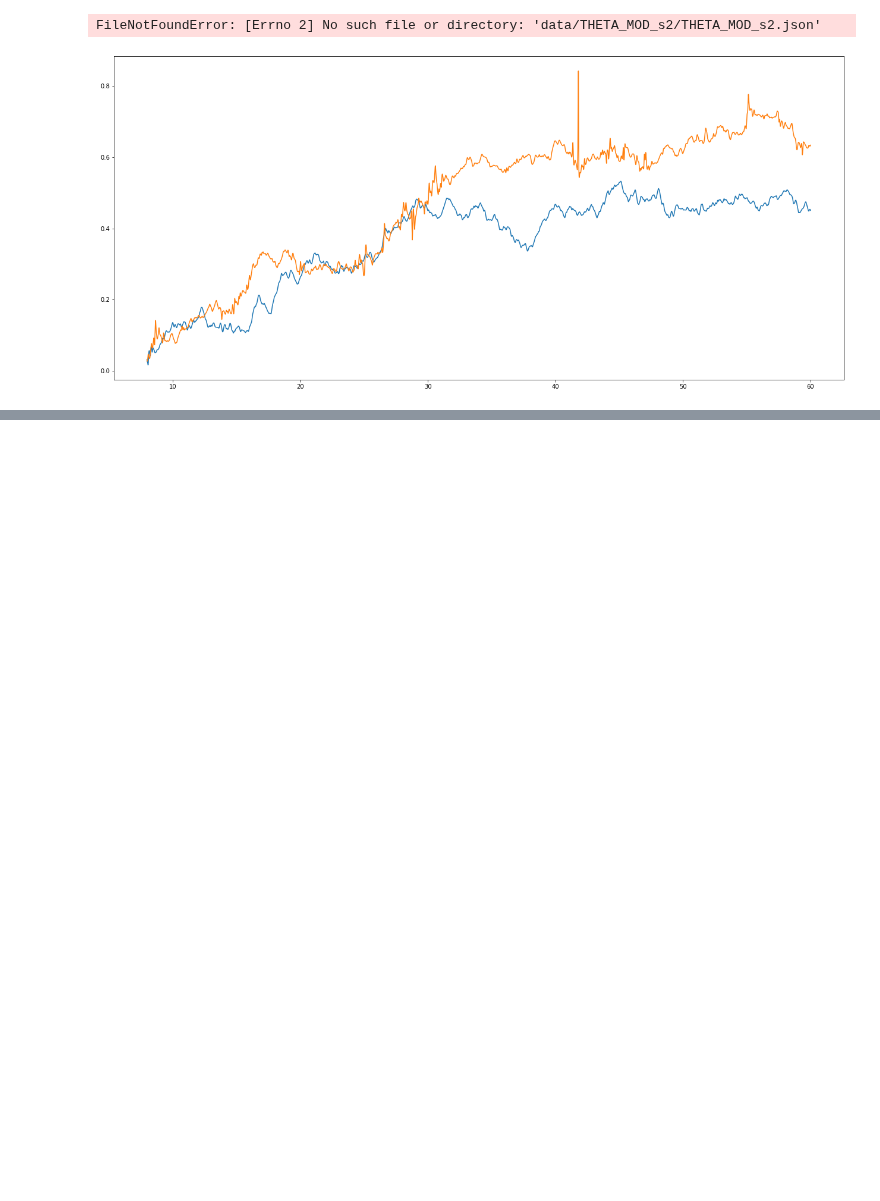
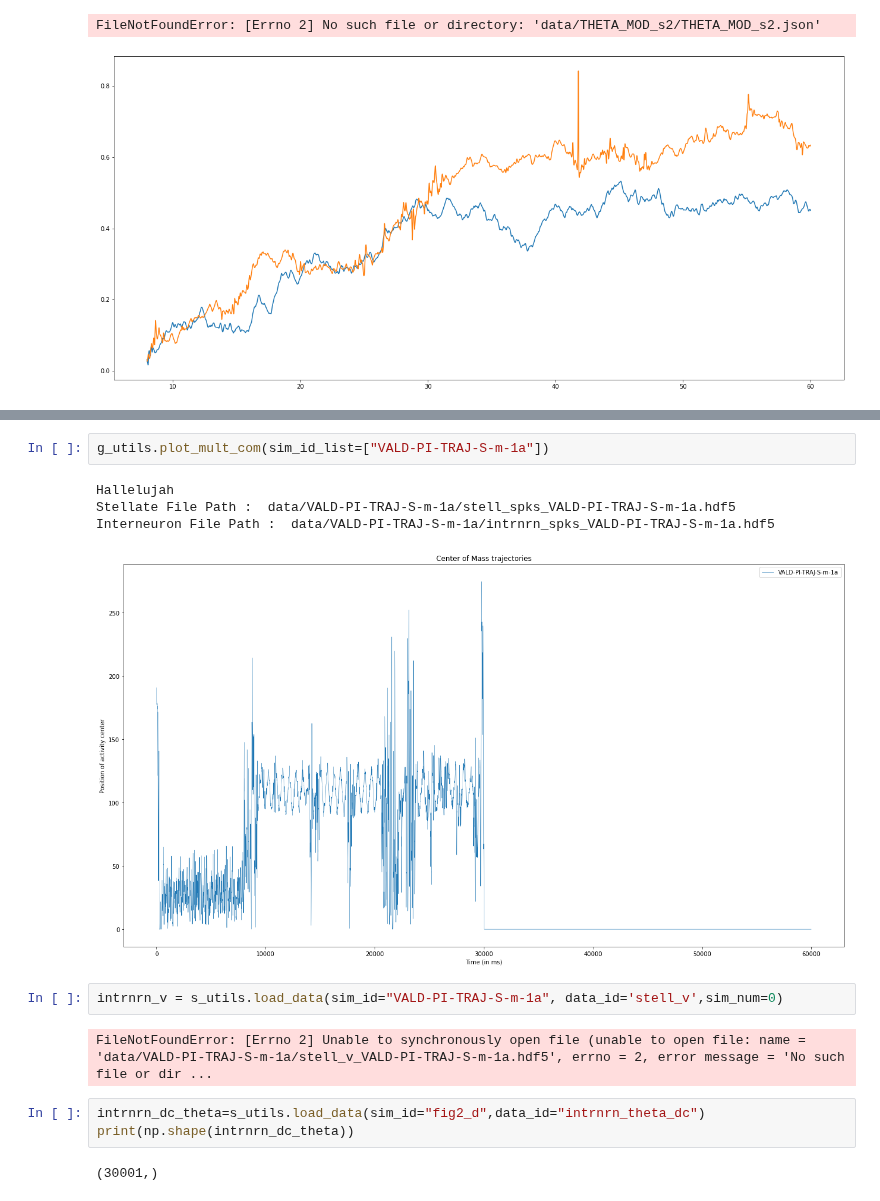
Before and after one commit to tiny-infinity/GridCellsCopy, a Jupyter notebook: analysis/notebooks/theta_analysis/gov_5.ipynb, the cells around one changed output, grey strips where cells are left out. Drawn from its saved outputs; the diff is of its cells as text; blank space fills up the shorter version.

```diff
--- a/analysis/notebooks/theta_analysis/gov_5.ipynb
+++ b/analysis/notebooks/theta_analysis/gov_5.ipynb
@@ -307,0 +348,16 @@ FileNotFoundError: [Errno 2] No such file or directory: 'data/THETA_MOD_s2/THETA
+# %%
+g_utils.plot_mult_com(sim_id_list=["VALD-PI-TRAJ-S-m-1a"])
+# %% [output]
+Hallelujah
+Stellate File Path :  data/VALD-PI-TRAJ-S-m-1a/stell_spks_VALD-PI-TRAJ-S-m-1a.hdf5
+Interneuron File Path :  data/VALD-PI-TRAJ-S-m-1a/intrnrn_spks_VALD-PI-TRAJ-S-m-1a.hdf5
+[figure, added]
+# %%
+intrnrn_v = s_utils.load_data(sim_id="VALD-PI-TRAJ-S-m-1a", data_id='stell_v',sim_num=0)
+# %% [output]
+FileNotFoundError: [Errno 2] Unable to synchronously open file (unable to open file: name = 'data/VALD-PI-TRAJ-S-m-1a/stell_v_VALD-PI-TRAJ-S-m-1a.hdf5', errno = 2, error message = 'No such file or dir ...
+# %%
+intrnrn_dc_theta=s_utils.load_data(sim_id="fig2_d",data_id="intrnrn_theta_dc")
+print(np.shape(intrnrn_dc_theta))
+# %% [output]
+(30001,)
```
Also changed, not shown: parts of 6 cells of this notebook.
